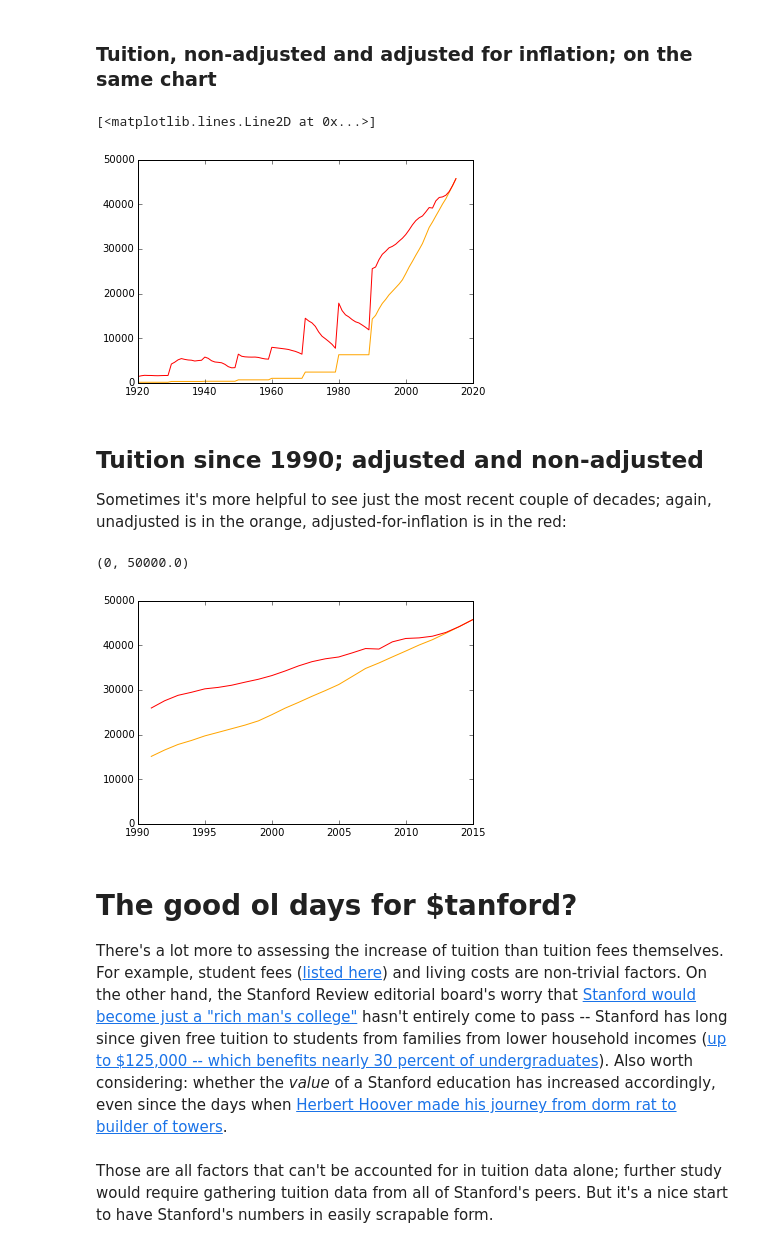
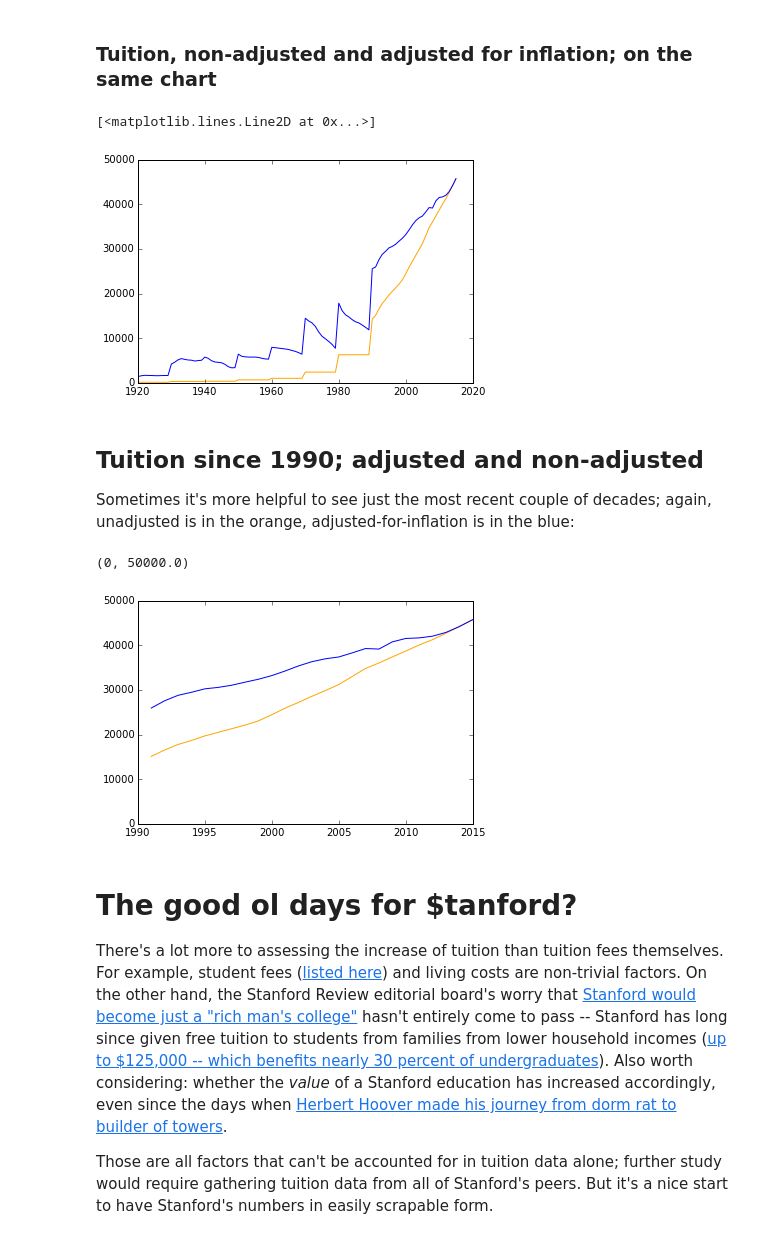
Before and after one commit to compjour/compjour-class-site, a Jupyter notebook: source/notebooks/Stanford Tuition.ipynb, the cells around one changed output. Saved outputs shown, nothing was run; the diff lists cells and outputs as text; code cells hidden in the pictures.

```diff
--- a/source/notebooks/Stanford Tuition.ipynb
+++ b/source/notebooks/Stanford Tuition.ipynb
@@ -191,26 +206,26 @@ pyplot.plot(tuition_df['year'], tuition_df['adjusted_tuition'])
 ### Tuition, non-adjusted and adjusted for inflation; on the same chart
 # %%
 pyplot.plot(tuition_df['year'], tuition_df['tuition'], label = 'Unadjusted', color = 'orange')
-pyplot.plot(tuition_df['year'], tuition_df['adjusted_tuition'], label = 'Adjusted', color = 'red')
+pyplot.plot(tuition_df['year'], tuition_df['adjusted_tuition'], label = 'Adjusted', color = 'blue')
 # %% [output]
 [<matplotlib.lines.Line2D at 0x...>]
-[figure, old version]
+[figure, new version]
 # %% [markdown]
 ## Tuition since 1990; adjusted and non-adjusted
 
-Sometimes it's more helpful to see just the most recent couple of decades; again, unadjusted is in the orange, adjusted-for-inflation is in the red:
+Sometimes it's more helpful to see just the most recent couple of decades; again, unadjusted is in the orange, adjusted-for-inflation is in the blue:
 # %%
 xdf = tuition_df[tuition_df['year'] > 1990]
 
 pyplot.plot(xdf['year'], xdf['tuition'], label = 'Unadjusted', color = 'orange')
-pyplot.plot(xdf['year'], xdf['adjusted_tuition'], label = 'Adjusted', color = 'red')
+pyplot.plot(xdf['year'], xdf['adjusted_tuition'], label = 'Adjusted', color = 'blue')
 pyplot.ylim(ymin = 0)
 # %% [output]
 (0, 50000.0)
-[figure, old version]
+[figure, new version]
 # %% [markdown]
 # The good ol days for &#36;tanford?
 
 There's a lot more to assessing the increase of tuition than tuition fees themselves. For example, student fees ([listed here](https://registrar.stanford.edu/students/tuition-and-fees)) and living costs are non-trivial factors. On the other hand, the Stanford Review editorial board's worry that [Stanford would become just a "rich man's college"](https://books.google.com/books?id=dMDmAAAAMAAJ&lpg=PT5&ots=JM5OTxRHRl&dq=stanford%20first%20tuition%20increase&pg=PT5#v=onepage&q&f=false) hasn't entirely come to pass -- Stanford has long since given free tuition to students from families from lower household incomes ([up to $125,000 -- which benefits nearly 30 percent of undergraduates](http://www.theatlantic.com/education/archive/2015/04/stanfords-tuition-giveaway-is-not-good-news/390090/)). Also worth considering: whether the _value_ of a Stanford education has increased accordingly, even since the days when [Herbert Hoover made his journey from dorm rat to builder of towers](https://books.google.com/books?id=hwnHCgAAQBAJ&pg=PT21&lpg=PT21&dq=herbert+hoover+stanford+dorm&source=bl&ots=XH2_2LPNHi&sig=oawDx4TlhDrlEGRZrG6oQbwCU54&hl=en&sa=X&ved=0ahUKEwilipng9cfLAhUO8GMKHYTLBd0Q6AEIWDAN#v=onepage&q=herbert%20hoover%20stanford%20dorm&f=false).
+
+Those are all factors that can't be accounted for in tuition data alone; further study would require gathering tuition data from all of Stanford's peers. But it's a nice start to have Stanford's numbers in easily scrapable form.
-# %% [markdown]
-Those are all factors that can't be accounted for in tuition data alone; further study would require gathering tuition data from all of Stanford's peers. But it's a nice start to have Stanford's numbers in easily scrapable form.
```
Also changed, not shown: parts of 6 cells of this notebook, 1 other file.
